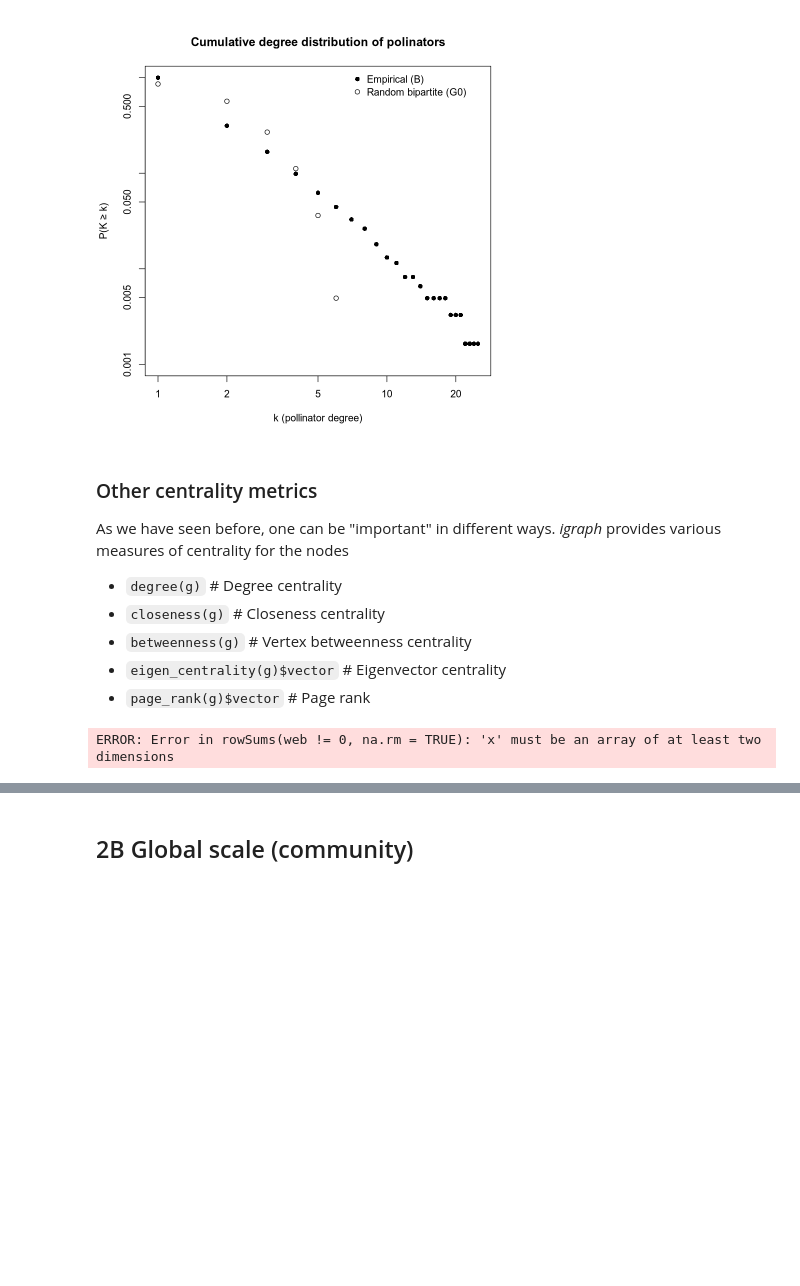
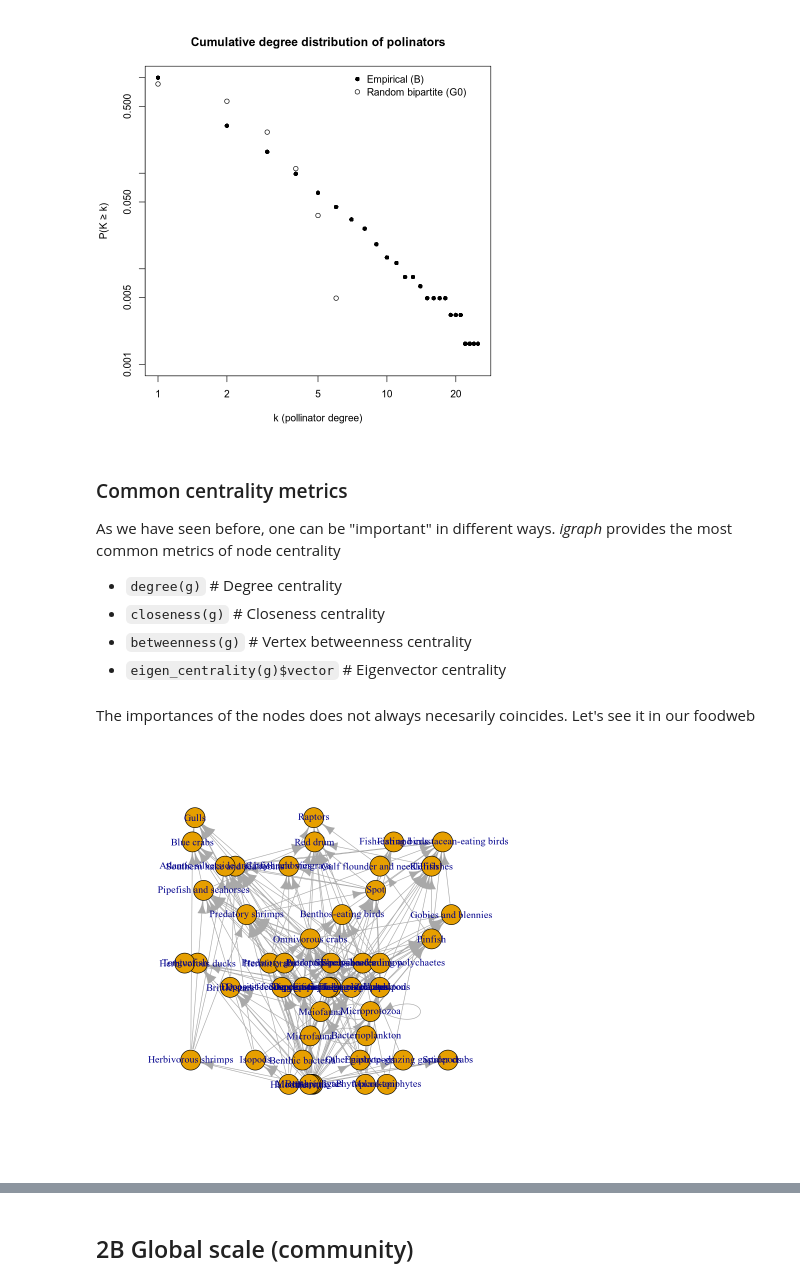
Before and after one commit to domgarvir/UPO_econetworks, a Jupyter notebook: Lesson01_2.ipynb, the cells around one changed output, grey strips where cells are left out. Drawn from its saved outputs; the diff is of its cells as text; code cells hidden in the pictures; blank space fills up the shorter version.

```diff
--- a/Lesson01_2.ipynb
+++ b/Lesson01_2.ipynb
@@ -213,11 +213,13 @@ Warning message in xy.coords(x, y, xlabel, ylabel, log):
 “1 x value <= 0 omitted from logarithmic plot”
 [figure]
 # %% [markdown]
-### Other centrality metrics
+### Common centrality metrics
 
-As we have seen before, one can be "important" in different ways. *igraph* provides various measures of centrality for the nodes
+As we have seen before, one can be "important" in different ways.
+*igraph* provides the most common metrics of node centrality
 - `degree(g)`                        # Degree centrality
 - `closeness(g)`                     # Closeness centrality
 - `betweenness(g)`                   # Vertex betweenness centrality
 - `eigen_centrality(g)$vector`       # Eigenvector centrality
-- `page_rank(g)$vector`              # Page rank
+# %% [markdown]
+The importances of the nodes does not always necesarily coincides. Let's see it in our foodweb
@@ -224,3 +240,7 @@ As we have seen before, one can be "important" in different ways. *igraph* provi
+# %%
+plot_as_flux(FW)
+# %% [output]
+[figure, added]
 # %%
 V(B)$degree <- igraph::degree(B)                        # Degree centrality
 V(B)$eig <- igraph::eigen_centrality(B)$vector                    # Eigenvector centrality
@@ -230,4 +262,0 @@ V(B)$pr <- igraph::page_rank(B)$vector
-# %%
-res <- get_MusRank(B, mode = "ranking", niterations = 1000, seed = 1)
-# %% [output]
-ERROR: Error in rowSums(web != 0, na.rm = TRUE): 'x' must be an array of at least two dimensions
```
Also changed, not shown: parts of 7 cells of this notebook, 3 other files.
